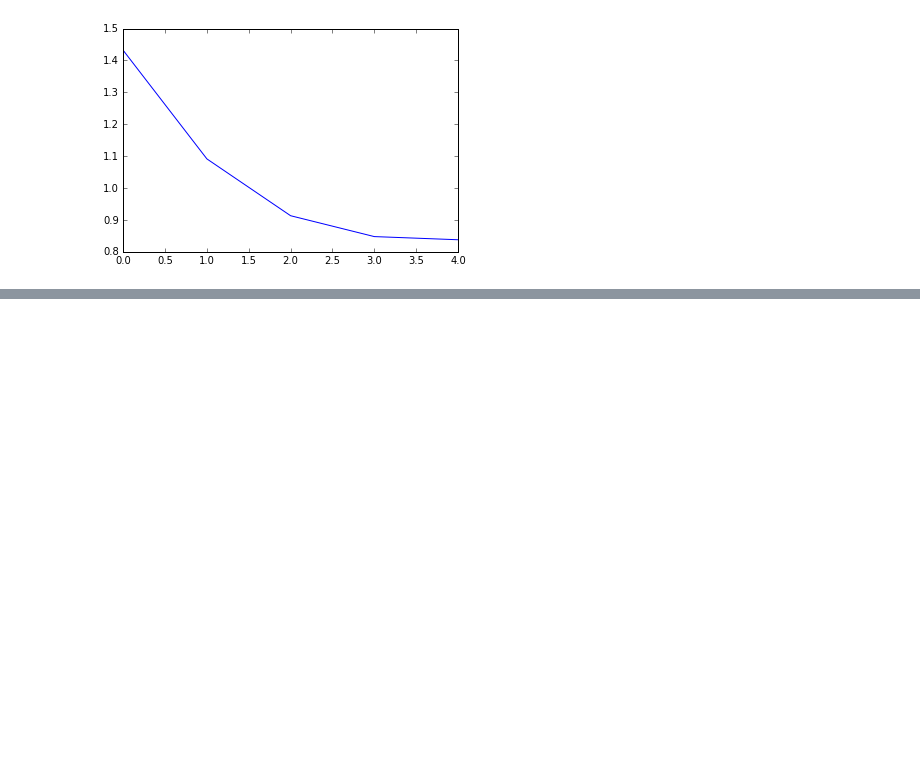
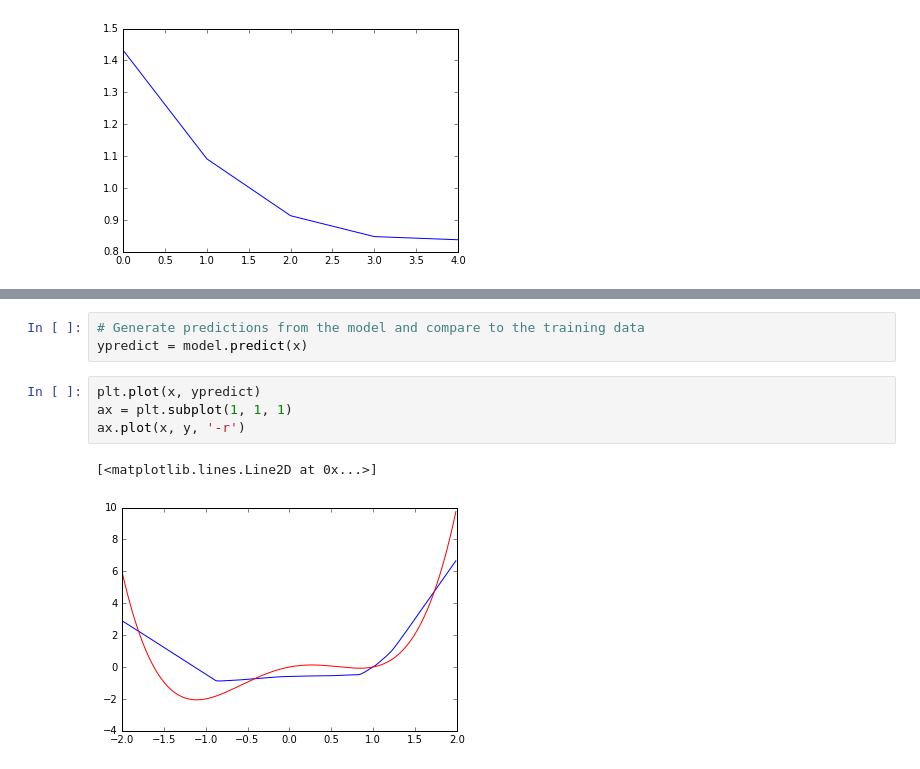
Before and after one commit to cgpadwick/keras, a Jupyter notebook: notebooks/sgd-demo.ipynb, the cells around one changed output, grey strips where cells are left out. Saved outputs shown, nothing was run; the diff lists cells and outputs as text; blank space fills up the shorter version.

```diff
--- a/notebooks/sgd-demo.ipynb
+++ b/notebooks/sgd-demo.ipynb
@@ -217,0 +284,10 @@ plot_solution(solutions[-1])
+# %%
+# Generate predictions from the model and compare to the training data
+ypredict = model.predict(x)
+# %%
+plt.plot(x, ypredict)
+ax = plt.subplot(1, 1, 1)
+ax.plot(x, y, '-r')
+# %% [output]
+[<matplotlib.lines.Line2D at 0x...>]
+[figure, added]
```
Also changed, not shown: parts of 20 cells of this notebook.
